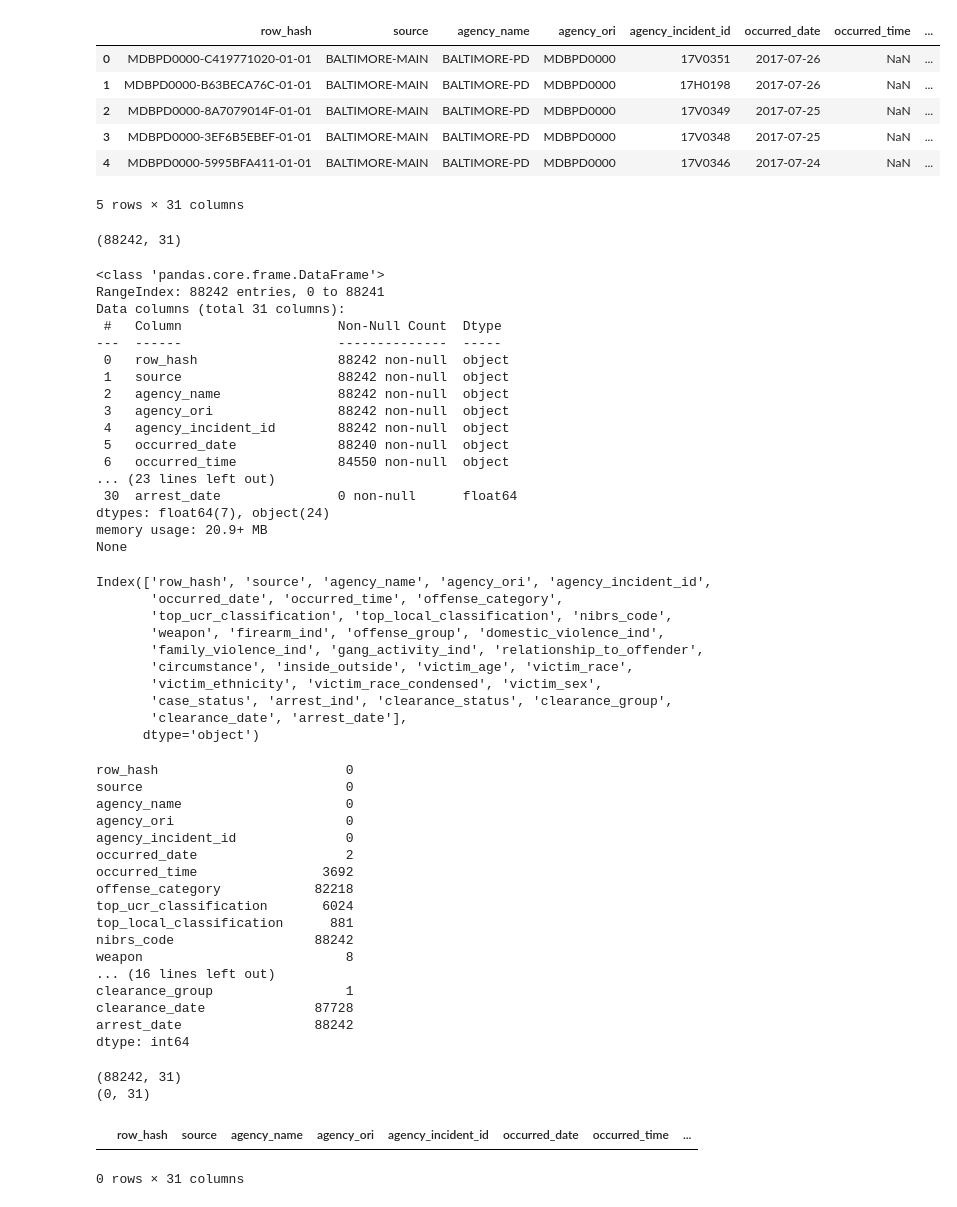
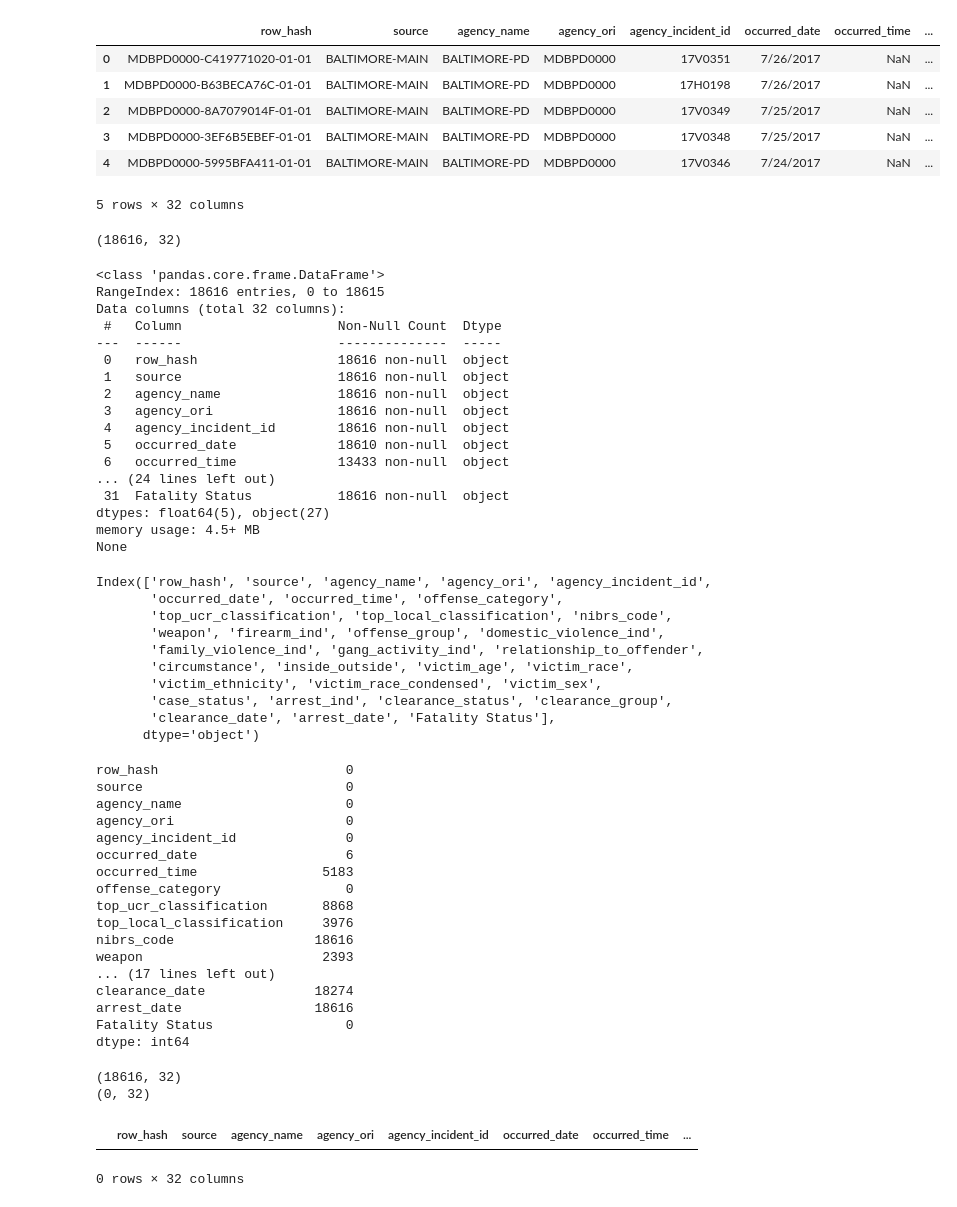
Before and after one commit to AI4ALL-Class8-Group2/offensive-standard-data, a Jupyter notebook: Apply_AI_Group8_2_Project_EDA.ipynb, the cells around one changed output. Drawn from its saved outputs; the diff is of its cells as text; code cells hidden in the pictures.

Commit message:
The group's Google Colab Notebook File for the project. A Branch was created for the group, but members can create separate branches if needed

```diff
--- a/Apply_AI_Group8_2_Project_EDA.ipynb
+++ b/Apply_AI_Group8_2_Project_EDA.ipynb
@@ -3,24 +3,30 @@
 # %%
+#Mounting, and connecting google Drive
+from google.colab import drive
+#drive.mount('/content/drive')
+
+
 #import library and load dataset
 import pandas as pd
 
-data = pd.read_csv(r"/content/offenses-standardized.csv")
+data = pd.read_csv(r"/content/drive/MyDrive/SPRING 2024/Group 2 - AI4ALL/csv-files/offenses_5pd_fatality.csv")
+#Change this around depending on what notebook youre using (Google Colab, Python3, Jupyter, etc...)
 
 # show the first 5 rows of the data
 data.head()
 # %% [output]
 |  | row_hash | source | agency_name | agency_ori | agency_incident_id | occurred_date | occurred_time | ... |
-| 0 | MDBPD0000-C419771020-01-01 | BALTIMORE-MAIN | BALTIMORE-PD | MDBPD0000 | 17V0351 | 2017-07-26 | NaN | ... |
-| 1 | MDBPD0000-B63BECA76C-01-01 | BALTIMORE-MAIN | BALTIMORE-PD | MDBPD0000 | 17H0198 | 2017-07-26 | NaN | ... |
-| 2 | MDBPD0000-8A7079014F-01-01 | BALTIMORE-MAIN | BALTIMORE-PD | MDBPD0000 | 17V0349 | 2017-07-25 | NaN | ... |
-| 3 | MDBPD0000-3EF6B5EBEF-01-01 | BALTIMORE-MAIN | BALTIMORE-PD | MDBPD0000 | 17V0348 | 2017-07-25 | NaN | ... |
-| 4 | MDBPD0000-5995BFA411-01-01 | BALTIMORE-MAIN | BALTIMORE-PD | MDBPD0000 | 17V0346 | 2017-07-24 | NaN | ... |
+| 0 | MDBPD0000-C419771020-01-01 | BALTIMORE-MAIN | BALTIMORE-PD | MDBPD0000 | 17V0351 | 7/26/2017 | NaN | ... |
+| 1 | MDBPD0000-B63BECA76C-01-01 | BALTIMORE-MAIN | BALTIMORE-PD | MDBPD0000 | 17H0198 | 7/26/2017 | NaN | ... |
+| 2 | MDBPD0000-8A7079014F-01-01 | BALTIMORE-MAIN | BALTIMORE-PD | MDBPD0000 | 17V0349 | 7/25/2017 | NaN | ... |
+| 3 | MDBPD0000-3EF6B5EBEF-01-01 | BALTIMORE-MAIN | BALTIMORE-PD | MDBPD0000 | 17V0348 | 7/25/2017 | NaN | ... |
+| 4 | MDBPD0000-5995BFA411-01-01 | BALTIMORE-MAIN | BALTIMORE-PD | MDBPD0000 | 17V0346 | 7/24/2017 | NaN | ... |
-5 rows × 31 columns
+5 rows × 32 columns
 # %%
 # show number of rows and columns
 print(data.shape)
 # %% [output]
-(88242, 31)
+(18616, 32)
 # %%
 # DtypeWarning: Columns (4,7,10,14,15,16,17,18,19,20,21,22,24,25,27,29,30) have mixed types.
 
@@ -28,21 +34,21 @@ print(data.shape)
 print(data.info())
 # %% [output]
 <class 'pandas.core.frame.DataFrame'>
-RangeIndex: 88242 entries, 0 to 88241
-Data columns (total 31 columns):
+RangeIndex: 18616 entries, 0 to 18615
+Data columns (total 32 columns):
  #   Column                    Non-Null Count  Dtype
 ---  ------                    --------------  -----
- 0   row_hash                  88242 non-null  object
- 1   source                    88242 non-null  object
- 2   agency_name               88242 non-null  object
- 3   agency_ori                88242 non-null  object
- 4   agency_incident_id        88242 non-null  object
- 5   occurred_date             88240 non-null  object
- 6   occurred_time             84550 non-null  object
-... (23 lines left out)
- 30  arrest_date               0 non-null      float64
-dtypes: float64(7), object(24)
-memory usage: 20.9+ MB
+ 0   row_hash                  18616 non-null  object
+ 1   source                    18616 non-null  object
+ 2   agency_name               18616 non-null  object
+ 3   agency_ori                18616 non-null  object
+ 4   agency_incident_id        18616 non-null  object
+ 5   occurred_date             18610 non-null  object
+ 6   occurred_time             13433 non-null  object
+... (24 lines left out)
+ 31  Fatality Status           18616 non-null  object
+dtypes: float64(5), object(27)
+memory usage: 4.5+ MB
 None
 # %%
 # show feature names
@@ -56,7 +62,7 @@ Index(['row_hash', 'source', 'agency_name', 'agency_ori', 'agency_incident_id',
        'circumstance', 'inside_outside', 'victim_age', 'victim_race',
        'victim_ethnicity', 'victim_race_condensed', 'victim_sex',
        'case_status', 'arrest_ind', 'clearance_status', 'clearance_group',
-       'clearance_date', 'arrest_date'],
+       'clearance_date', 'arrest_date', 'Fatality Status'],
       dtype='object')
 # %%
 # count nulls - the number you see are the missing values of each feature
@@ -67,31 +73,31 @@ source                          0
 agency_name                     0
 agency_ori                      0
 agency_incident_id              0
-occurred_date                   2
-occurred_time                3692
-offense_category            82218
-top_ucr_classification       6024
-top_local_classification      881
-nibrs_code                  88242
-weapon                          8
-... (16 lines left out)
-clearance_group                 1
-clearance_date              87728
-arrest_date                 88242
+occurred_date                   6
+occurred_time                5183
+offense_category                0
+top_ucr_classification       8868
+top_local_classification     3976
+nibrs_code                  18616
+weapon                       2393
+... (17 lines left out)
+clearance_date              18274
+arrest_date                 18616
+Fatality Status                 0
 dtype: int64
 # %%
 # delete rows with missing values
 print(data.shape)
 print(data.dropna().shape)
 # %% [output]
-(88242, 31)
-(0, 31)
+(18616, 32)
+(0, 32)
 # %%
 # duplicate rows
 data[data.duplicated(keep=False)]
 # %% [output]
 |  | row_hash | source | agency_name | agency_ori | agency_incident_id | occurred_date | occurred_time | ... |
-0 rows × 31 columns
+0 rows × 32 columns
 # %%
 # drop duplicate rows
 print(data.shape)
```
Also changed, not shown: parts of 8 cells of this notebook.
